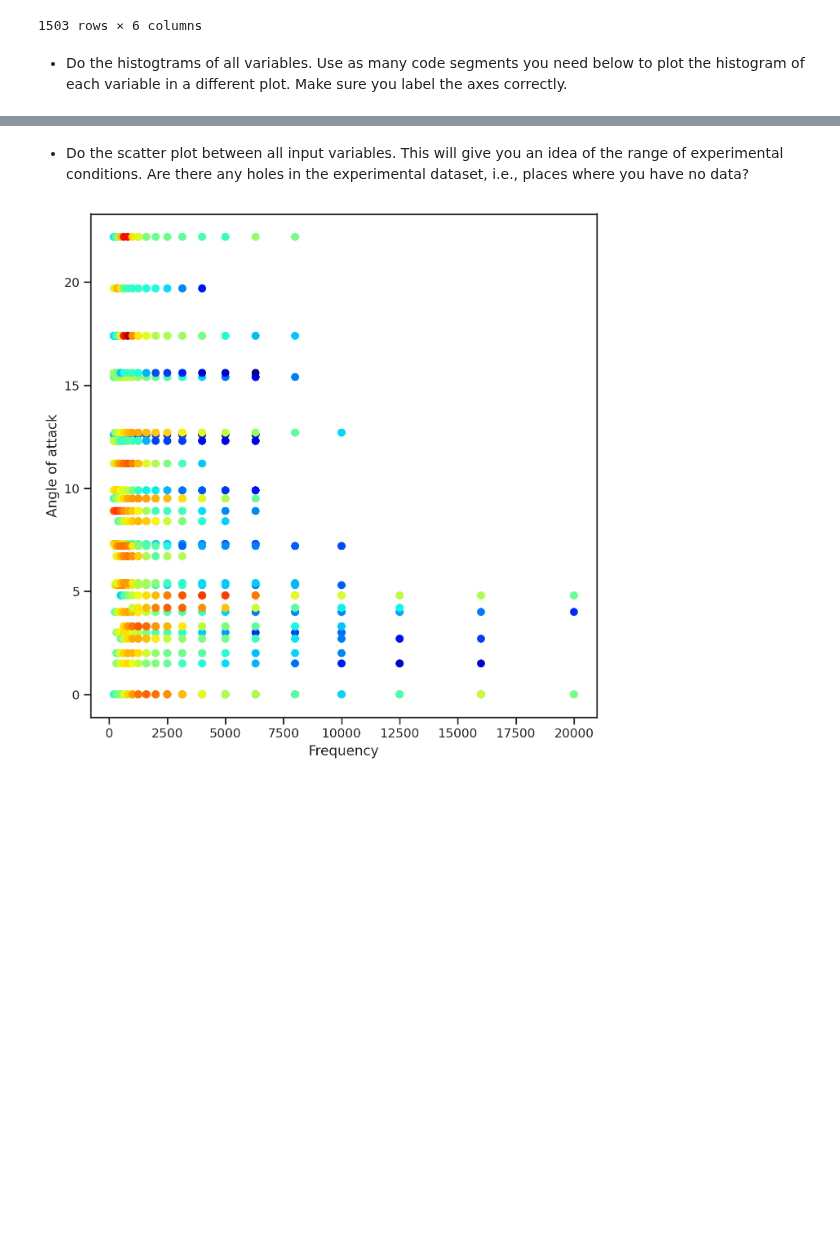
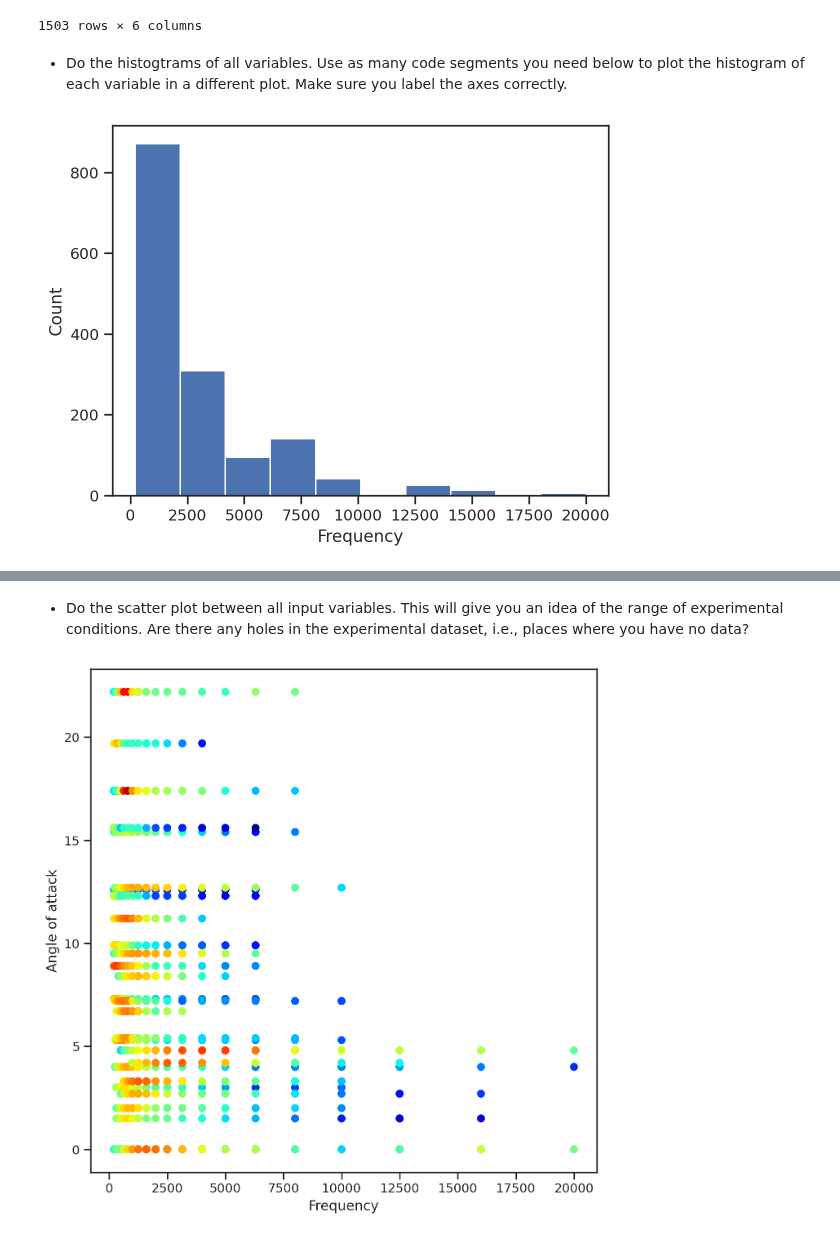
Before and after one commit to Pkuna28/homework, a Jupyter notebook: lecture04/homework_04.ipynb, the cells around one changed output, grey strips where cells are left out. Cells and saved outputs as stored; diff of their text form; code cells hidden in the pictures; blank space fills up the shorter version.

```diff
--- a/lecture04/homework_04.ipynb
+++ b/lecture04/homework_04.ipynb
@@ -185,3 +185,8 @@ df
 + Do the histogtrams of all variables. Use as many code segments you need below to plot the histogram of each variable in a different plot. Make sure you label the axes correctly.
 # %%
 # your code here (as many blocks as you like)
+plt.hist(df['Frequency'])
+plt.xlabel('Frequency')
+plt.ylabel('Count');
+# %% [output]
+[figure, added]
```
Also changed, not shown: parts of 5 cells of this notebook.
